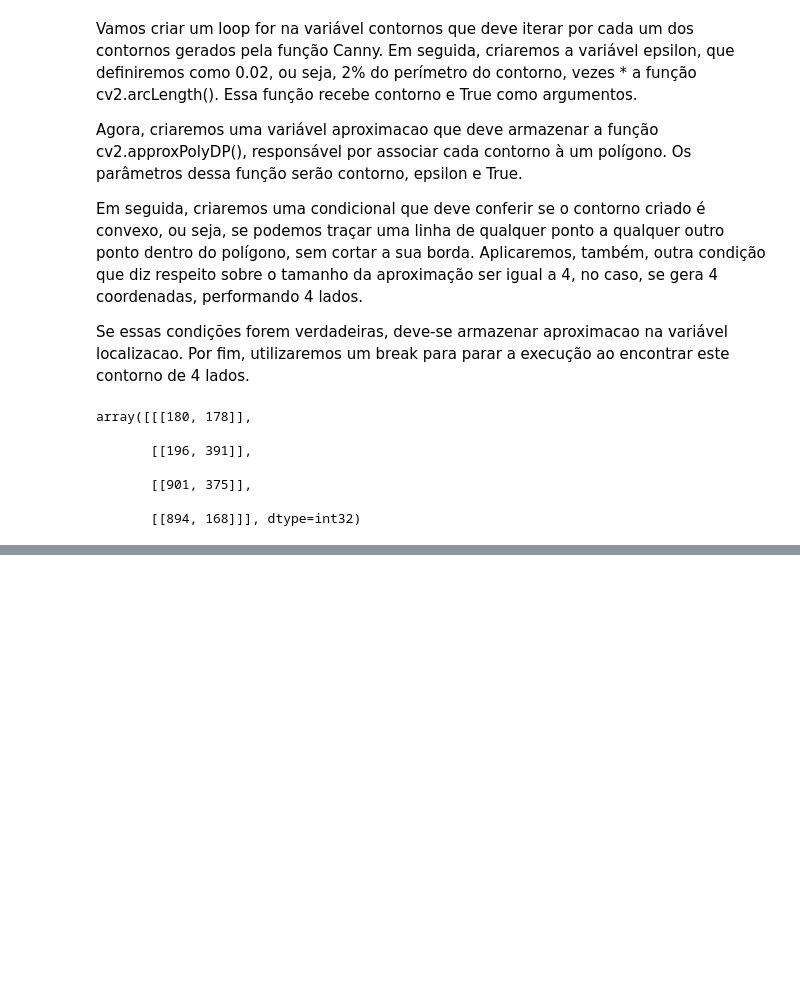
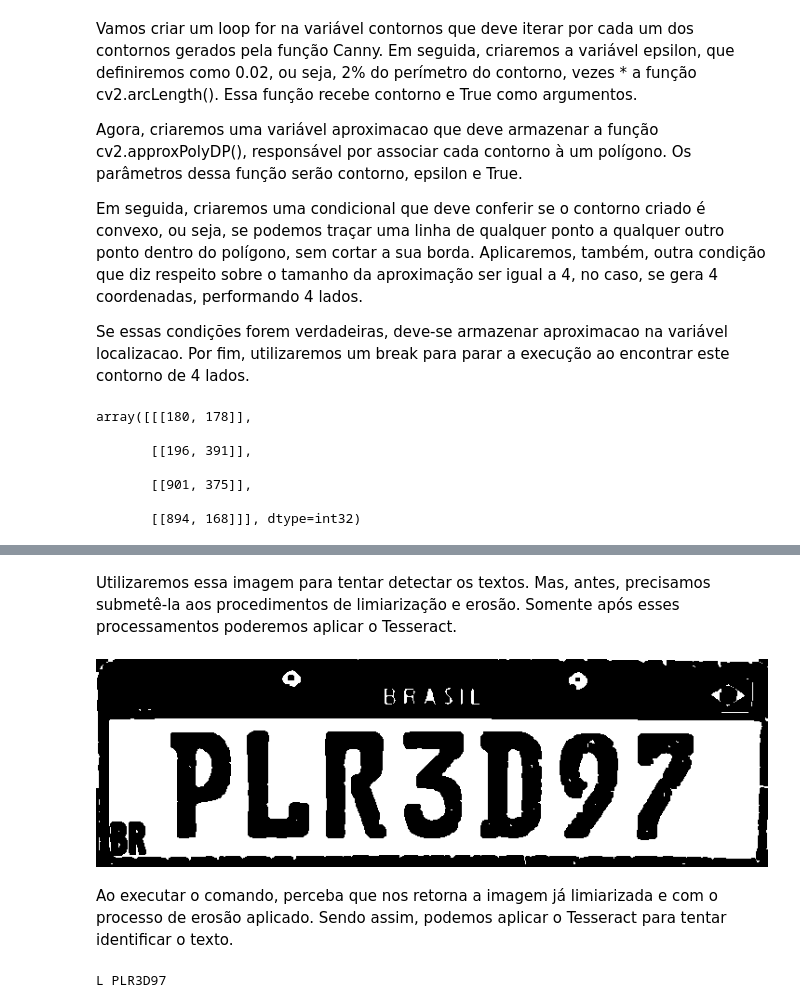
Before and after one commit to arianepolitano/estudo-IA, a Jupyter notebook: Reconhecimento_placas_carro.ipynb, the cells around one changed output, grey strips where cells are left out. Cells and saved outputs as stored; diff of their text form; code cells hidden in the pictures; blank space fills up the shorter version.

```diff
--- a/Reconhecimento_placas_carro.ipynb
+++ b/Reconhecimento_placas_carro.ipynb
@@ -400,0 +424,16 @@ array([[[180, 178]],
+# %% [markdown]
+Utilizaremos essa imagem para tentar detectar os textos. Mas, antes, precisamos submetê-la aos procedimentos de limiarização e erosão. Somente após esses processamentos poderemos aplicar o Tesseract.
+# %%
+valor, lim_otsu = cv2.threshold(placa, 0, 255, cv2.THRESH_BINARY | cv2.THRESH_OTSU)
+erosao = cv2.erode(lim_otsu, cv2.getStructuringElement(cv2.MORPH_RECT, (4,4)))
+cv2_imshow(erosao)
+# %% [output]
+[figure, added]
+# %% [markdown]
+Ao executar o comando, perceba que nos retorna a imagem já limiarizada e com o processo de erosão aplicado. Sendo assim, podemos aplicar o Tesseract para tentar identificar o texto.
+# %%
+config_tesseract = '--tessdata-dir tessdata --psm 6'
+texto = pytesseract.image_to_string(erosao, lang = 'por', config = config_tesseract)
+print(texto)
+# %% [output]
+L PLR3D97
```
Also changed, not shown: parts of 12 cells of this notebook.
